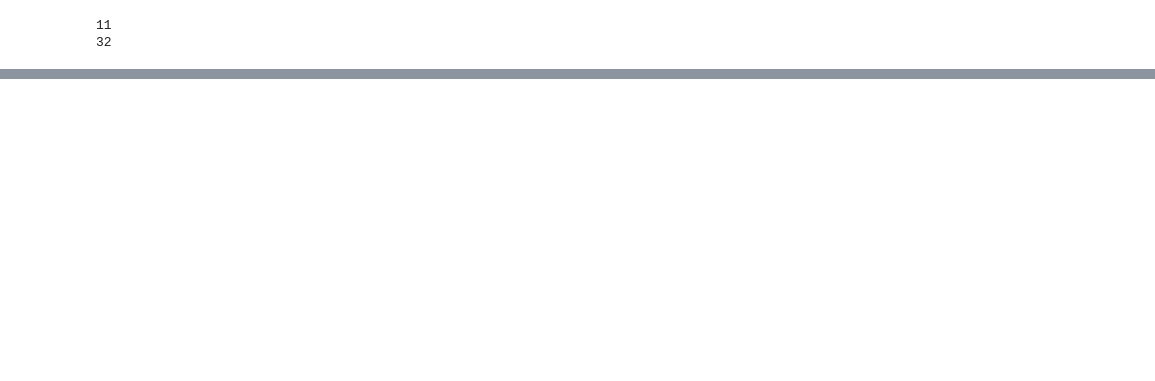
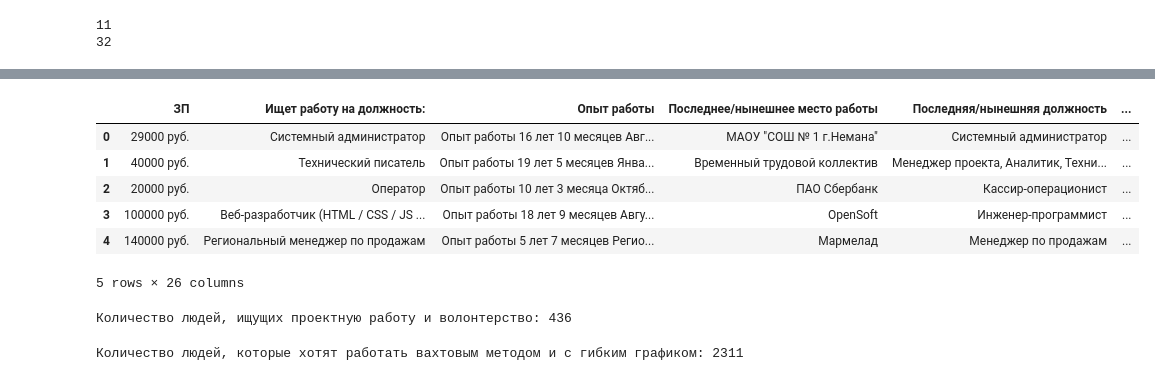
Before and after one commit to yogiki/LernProject_SF, a Jupyter notebook: HeadeHunter_Project/hh_project.ipynb, the cells around one changed output, grey strips where cells are left out. Drawn from its saved outputs; the diff is of its cells as text; code cells hidden in the pictures; blank space fills up the shorter version.

```diff
--- a/HeadeHunter_Project/hh_project.ipynb
+++ b/HeadeHunter_Project/hh_project.ipynb
@@ -335,0 +354,52 @@ print(round(hh_data_copy[
+# %%
+# Список уникальных категорий для «Занятость» и «График»
+employment_categories = ['полная занятость', 'частичная занятость', 'проектная работа', 'волонтерство', 'стажировка']
+schedule_categories = ['полный день', 'сменный график', 'гибкий график', 'удалённая работа', 'вахтовый метод']
+
+# Функция для создания признаков-«мигалок»
+def create_ohe_columns(df, column, categories):
+    for category in categories:
+        df[f'{column}_{category}'] = df[column].apply(lambda x: category in x)
+    return df
+
+# Применяем One Hot Encoding к столбцу «Занятость»
+hh_data_copy = create_ohe_columns(hh_data_copy, 'Занятость', employment_categories)
+
+# Применяем One Hot Encoding к столбцу «График»
+hh_data_copy = create_ohe_columns(hh_data_copy, 'График', schedule_categories)
+
+# Удаляем исходные столбцы «Занятость» и «График»
+hh_data_copy.drop(columns=['Занятость', 'График'], inplace=True)
+
+# Проверяем результат
+hh_data_copy.head()
+# %% [output]
+|  | ЗП | Ищет работу на должность: | Опыт работы | Последнее/нынешнее место работы | Последняя/нынешняя должность | ... |
+| 0 | 29000 руб. | Системный администратор | Опыт работы 16 лет 10 месяцев Авг... | МАОУ "СОШ № 1 г.Немана" | Системный администратор | ... |
+| 1 | 40000 руб. | Технический писатель | Опыт работы 19 лет 5 месяцев Янва... | Временный трудовой коллектив | Менеджер проекта, Аналитик, Техни... | ... |
+| 2 | 20000 руб. | Оператор | Опыт работы 10 лет 3 месяца Октяб... | ПАО Сбербанк | Кассир-операционист | ... |
+| 3 | 100000 руб. | Веб-разработчик (HTML / CSS / JS ... | Опыт работы 18 лет 9 месяцев Авгу... | OpenSoft | Инженер-программист | ... |
+| 4 | 140000 руб. | Региональный менеджер по продажам | Опыт работы 5 лет 7 месяцев Регио... | Мармелад | Менеджер по продажам | ... |
+5 rows × 26 columns
+# %%
+# Подсчитываем количество людей, которые ищут и проектную работу, и волонтерство
+project_and_volunteer = hh_data_copy[
+    (hh_data_copy['Занятость_проектная работа'] == True) &
+    (hh_data_copy['Занятость_волонтерство'] == True)
+].shape[0]
+
+# Выводим результат
+print(f"Количество людей, ищущих проектную работу и волонтерство: {project_and_volunteer}")
+# %% [output]
+Количество людей, ищущих проектную работу и волонтерство: 436
+# %%
+# Подсчитываем количество людей, которые хотят работать вахтовым методом и с гибким графиком
+shift_and_flexible = hh_data_copy[
+    (hh_data_copy['График_вахтовый метод'] == True) &
+    (hh_data_copy['График_гибкий график'] == True)
+].shape[0]
+
+# Выводим результат
+print(f"Количество людей, которые хотят работать вахтовым методом и с гибким графиком: {shift_and_flexible}")
+# %% [output]
+Количество людей, которые хотят работать вахтовым методом и с гибким графиком: 2311
```
Also changed, not shown: parts of 9 cells of this notebook, 1 other file.
